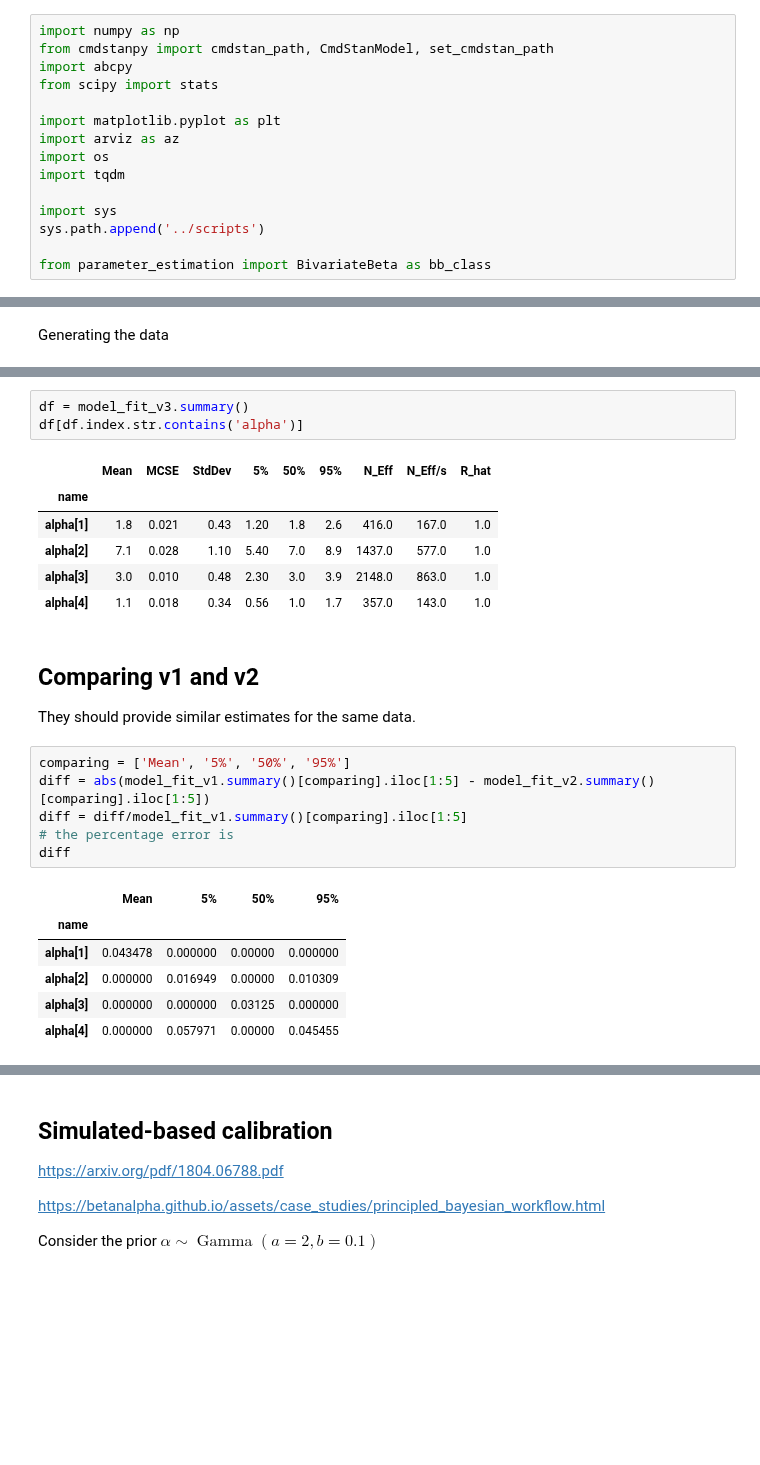
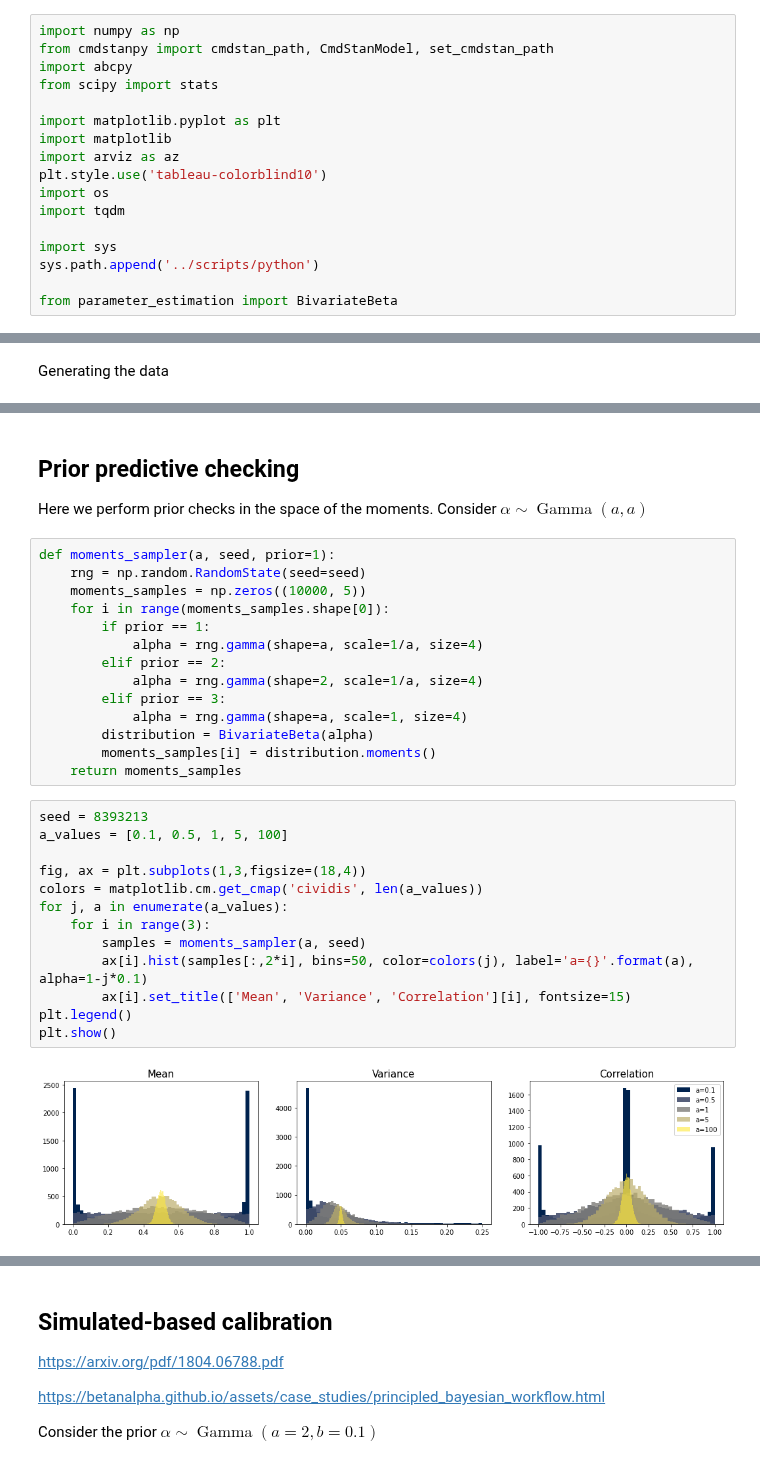
Before and after one commit to lucasmoschen/bivariate-beta, a Jupyter notebook: notebooks/bayesian_estimation_biv_beta.ipynb, the cells around one changed output, grey strips where cells are left out. Drawn from its saved outputs; the diff is of its cells as text; blank space fills up the shorter version.

Commit message:
including prior predictive checks

```diff
--- a/notebooks/bayesian_estimation_biv_beta.ipynb
+++ b/notebooks/bayesian_estimation_biv_beta.ipynb
@@ -7,14 +7,16 @@ import abcpy
 from scipy import stats
 
 import matplotlib.pyplot as plt
+import matplotlib
 import arviz as az
+plt.style.use('tableau-colorblind10')
 import os
 import tqdm
 
 import sys
-sys.path.append('../scripts')
+sys.path.append('../scripts/python')
 
-from parameter_estimation import BivariateBeta as bb_class
+from parameter_estimation import BivariateBeta
 # %% [markdown]
 ## Stan Model
 
@@ -186,27 +70,34 @@ Processing complete, no problems detected.
-# %%
-df = model_fit_v3.summary()
-df[df.index.str.contains('alpha')]
-# %% [output]
-|  | Mean | MCSE | StdDev | 5% | 50% | 95% | N_Eff | N_Eff/s | R_hat |
-| name |  |  |  |  |  |  |  |  |  |
-| alpha[1] | 1.8 | 0.021 | 0.43 | 1.20 | 1.8 | 2.6 | 416.0 | 167.0 | 1.0 |
-| alpha[2] | 7.1 | 0.028 | 1.10 | 5.40 | 7.0 | 8.9 | 1437.0 | 577.0 | 1.0 |
-| alpha[3] | 3.0 | 0.010 | 0.48 | 2.30 | 3.0 | 3.9 | 2148.0 | 863.0 | 1.0 |
-| alpha[4] | 1.1 | 0.018 | 0.34 | 0.56 | 1.0 | 1.7 | 357.0 | 143.0 | 1.0 |
-# %% [markdown]
-## Comparing v1 and v2
-
-They should provide similar estimates for the same data.
-# %%
-comparing = ['Mean', '5%', '50%', '95%']
-diff = abs(model_fit_v1.summary()[comparing].iloc[1:5] - model_fit_v2.summary()[comparing].iloc[1:5])
-diff = diff/model_fit_v1.summary()[comparing].iloc[1:5]
-# the percentage error is
-diff
-# %% [output]
-|  | Mean | 5% | 50% | 95% |
-| name |  |  |  |  |
-| alpha[1] | 0.043478 | 0.000000 | 0.00000 | 0.000000 |
-| alpha[2] | 0.000000 | 0.016949 | 0.00000 | 0.010309 |
-| alpha[3] | 0.000000 | 0.000000 | 0.03125 | 0.000000 |
-| alpha[4] | 0.000000 | 0.057971 | 0.00000 | 0.045455 |
+# %% [markdown]
+## Prior predictive checking
+
+Here we perform prior checks in the space of the moments.
+Consider $\alpha \sim \operatorname{Gamma}(a,a)$
+# %%
+def moments_sampler(a, seed, prior=1):
+    rng = np.random.RandomState(seed=seed)
+    moments_samples = np.zeros((10000, 5))
+    for i in range(moments_samples.shape[0]):
+        if prior == 1:
+            alpha = rng.gamma(shape=a, scale=1/a, size=4)
+        elif prior == 2:
+            alpha = rng.gamma(shape=2, scale=1/a, size=4)
+        elif prior == 3:
+            alpha = rng.gamma(shape=a, scale=1, size=4)
+        distribution = BivariateBeta(alpha)
+        moments_samples[i] = distribution.moments()
+    return moments_samples
+# %%
+seed = 8393213
+a_values = [0.1, 0.5, 1, 5, 100]
+
+fig, ax = plt.subplots(1,3,figsize=(18,4))
+colors = matplotlib.cm.get_cmap('cividis', len(a_values))
+for j, a in enumerate(a_values):
+    for i in range(3):
+        samples = moments_sampler(a, seed)
+        ax[i].hist(samples[:,2*i], bins=50, color=colors(j), label='a={}'.format(a), alpha=1-j*0.1)
+        ax[i].set_title(['Mean', 'Variance', 'Correlation'][i], fontsize=15)
+plt.legend()
+plt.show()
+# %% [output]
+[figure, added]
```
Also changed, not shown: parts of 23 cells of this notebook.
